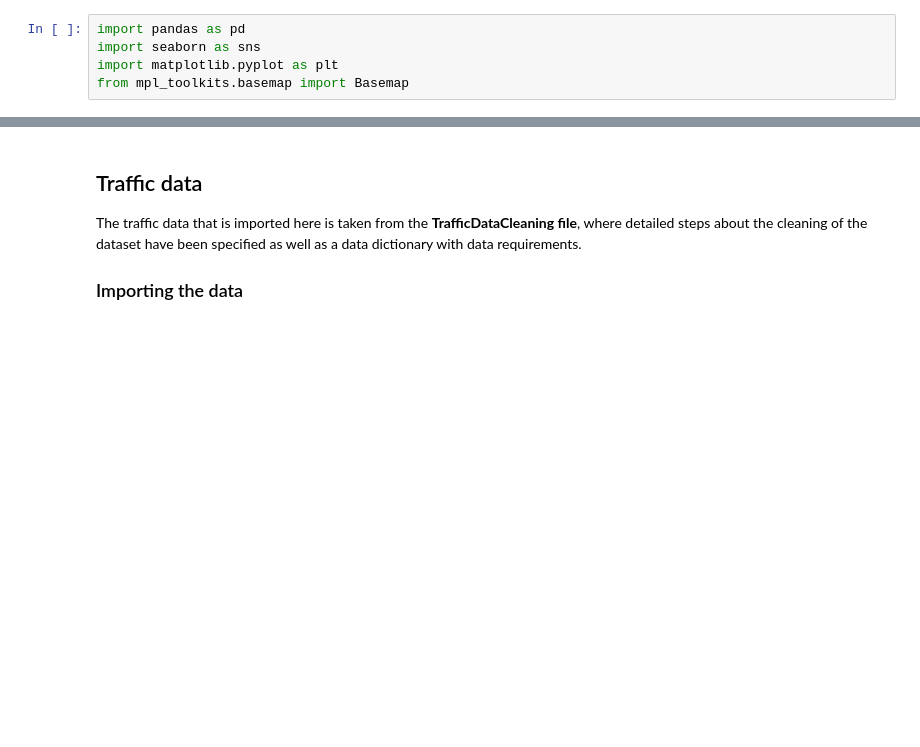
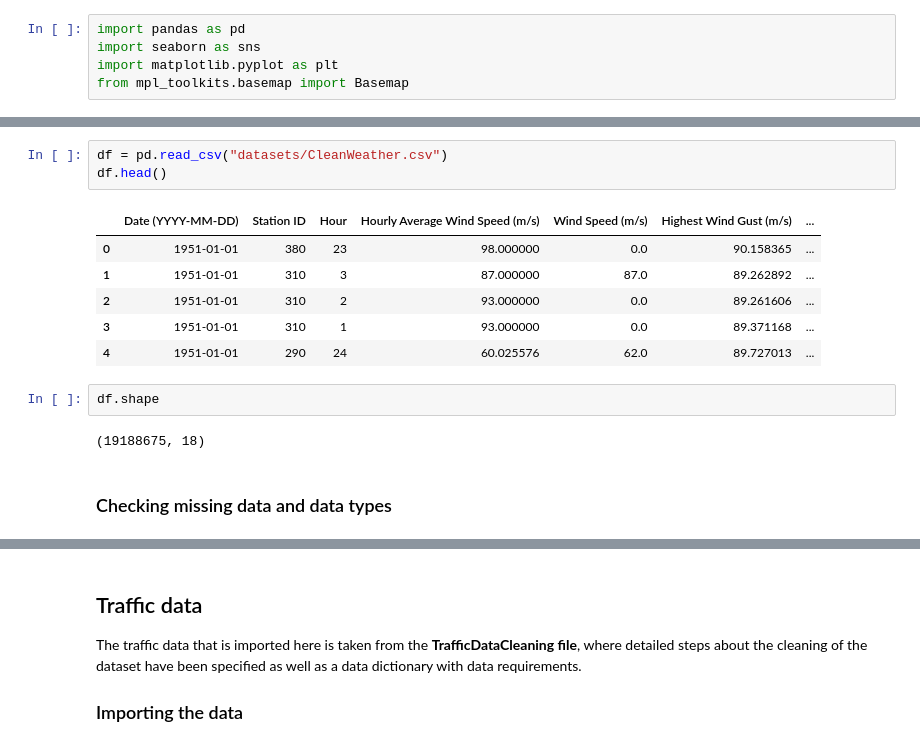
Before and after one commit to mhristev/TodayAI, a Jupyter notebook: MainFile.ipynb, the cells around one changed output, grey strips where cells are left out. Drawn from its saved outputs; the diff is of its cells as text; blank space fills up the shorter version.

```diff
--- a/MainFile.ipynb
+++ b/MainFile.ipynb
@@ -18,0 +23,16 @@ from mpl_toolkits.basemap import Basemap
+# %%
+df = pd.read_csv("datasets/CleanWeather.csv")
+df.head()
+# %% [output]
+|  | Date (YYYY-MM-DD) | Station ID | Hour | Hourly Average Wind Speed (m/s) | Wind Speed (m/s) | Highest Wind Gust (m/s) | ... |
+| 0 | 1951-01-01 | 380 | 23 | 98.000000 | 0.0 | 90.158365 | ... |
+| 1 | 1951-01-01 | 310 | 3 | 87.000000 | 87.0 | 89.262892 | ... |
+| 2 | 1951-01-01 | 310 | 2 | 93.000000 | 0.0 | 89.261606 | ... |
+| 3 | 1951-01-01 | 310 | 1 | 93.000000 | 0.0 | 89.371168 | ... |
+| 4 | 1951-01-01 | 290 | 24 | 60.025576 | 62.0 | 89.727013 | ... |
+# %%
+df.shape
+# %% [output]
+(19188675, 18)
+# %% [markdown]
+### Checking missing data and data types
```
Also changed, not shown: parts of 42 cells of this notebook, 2 other files.
